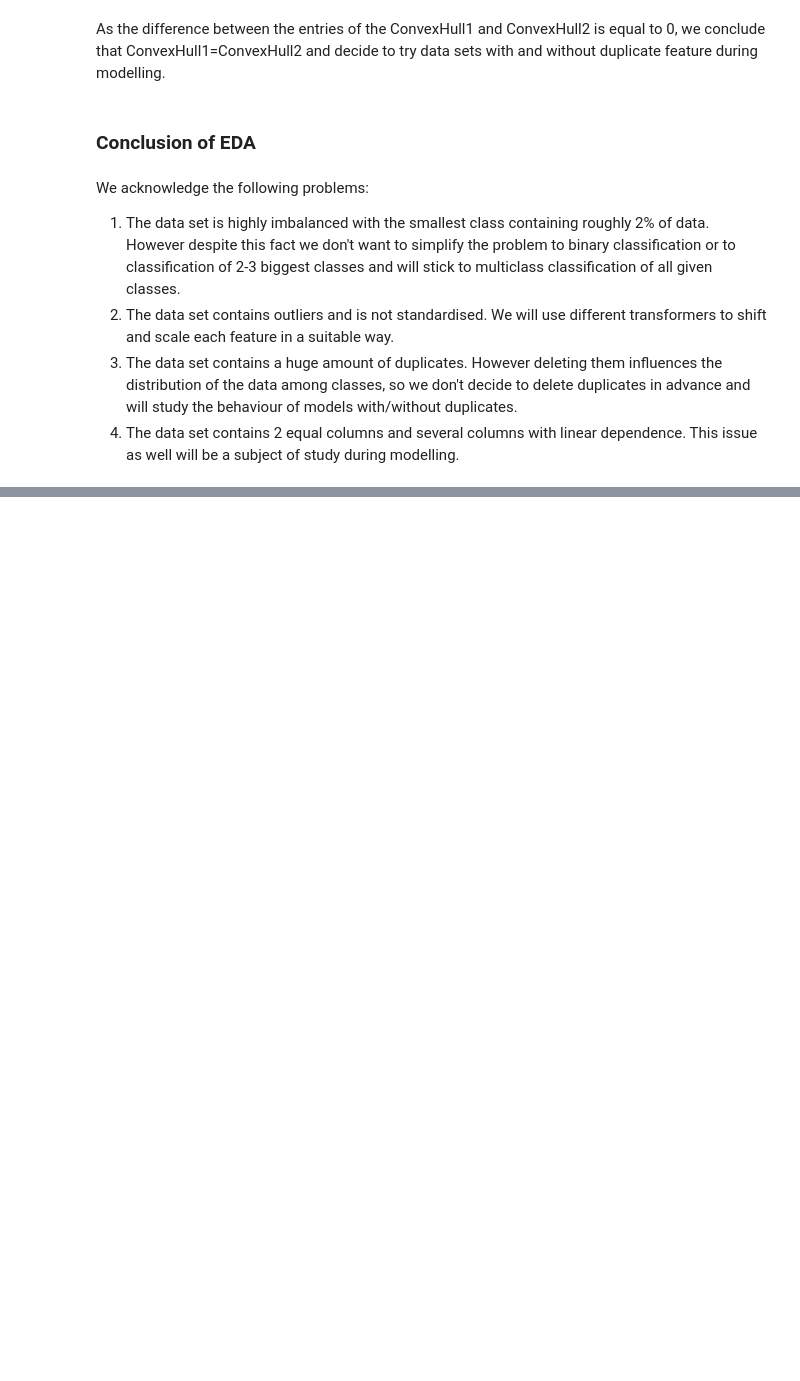
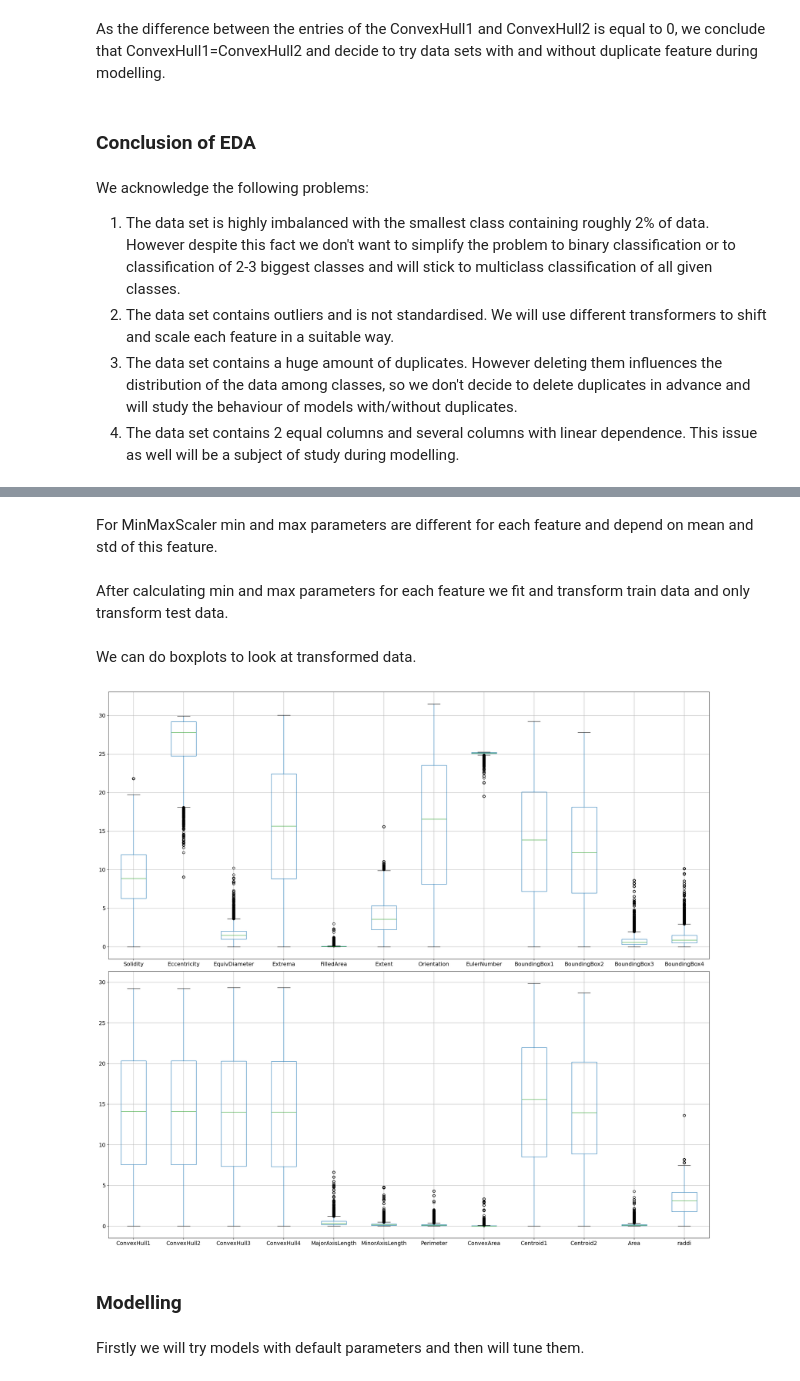
Before and after one commit to dabokva/ProjectML, a Jupyter notebook: finalDocumentation.ipynb, the cells around one changed output, grey strips where cells are left out. Drawn from its saved outputs; the diff is of its cells as text; code cells hidden in the pictures; blank space fills up the shorter version.

Commit message:
Add MinMaxScaler

```diff
--- a/finalDocumentation.ipynb
+++ b/finalDocumentation.ipynb
@@ -187,9 +176,9 @@ for feature in train_df.columns[:-1]:
     IQR = Q3 - Q1
     intquartrange.append(IQR)
 # %%
-std = train_df.iloc[:, :24].std(axis=0)
-mean = train_df.iloc[:, :24].mean(axis=0)
-outliers = (abs(train_df.iloc[:, :24] - mean) > (3 * std))
+std = train_df.iloc[:, :-1].std(axis=0)
+mean = train_df.iloc[:, :-1].mean(axis=0)
+outliers = (abs(train_df.iloc[:, :-1] - mean) > (3 * std))
 outliers_count = outliers.sum(axis=0)
 
 print('Overall number of outliers:', outliers_count.max())
@@ -254,0 +248,32 @@ We acknowledge the following problems:
+# %% [markdown]
+For MinMaxScaler min and max parameters are different for each feature and depend on mean and std of this feature.
+# %%
+min_max_ranges = {}
+
+for feature in train_df.columns[:-1]:
+   min = mean[feature] - 3*std[feature]
+   if min < 0:
+      min = 0
+   max = mean[feature] + 3*std[feature]
+   min_max_ranges[feature] = (min, max)
+# %% [markdown]
+After calculating min and max parameters for each feature we fit and transform train data and only transform test data.
+# %%
+from sklearn.preprocessing import MinMaxScaler
+
+min_max_x_train = pd.DataFrame(index=x_train.index)
+min_max_x_test = pd.DataFrame(index=x_test.index)
+
+for feature, (min_val, max_val) in min_max_ranges.items():
+    scaler = MinMaxScaler(feature_range=(min_val, max_val))
+    min_max_x_train[feature] = scaler.fit_transform(x_train[[feature]])
+    min_max_x_test[feature] = scaler.transform(x_test[[feature]])
+# %% [markdown]
+We can do boxplots to look at transformed data.
+# %%
+fig, (ax1, ax2) = plt.subplots(2, 1, figsize=(22, 20))
+min_max_x_train.boxplot(ax=ax1, column=list(min_max_x_train.columns)[:12], fontsize=14)
+min_max_x_train.boxplot(ax=ax2, column=list(min_max_x_train.columns)[12:], fontsize=14)
+plt.tight_layout()
+# %% [output]
+[figure, added]
@@ -254,0 +282,4 @@ We acknowledge the following problems:
+# %% [markdown]
+### Modelling
+# %% [markdown]
+Firstly we will try models with default parameters and then will tune them.
```
Also changed, not shown: parts of 9 cells of this notebook.
